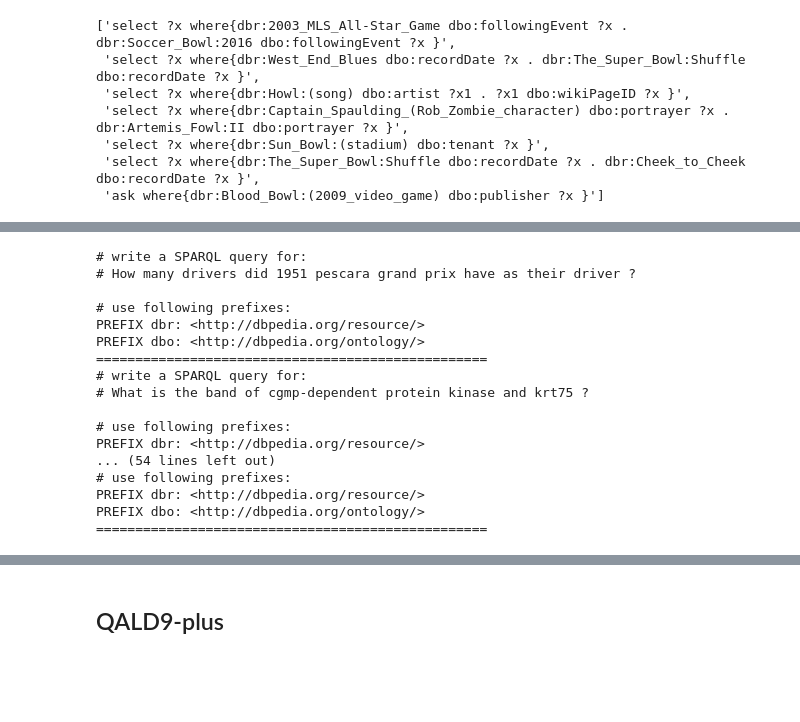
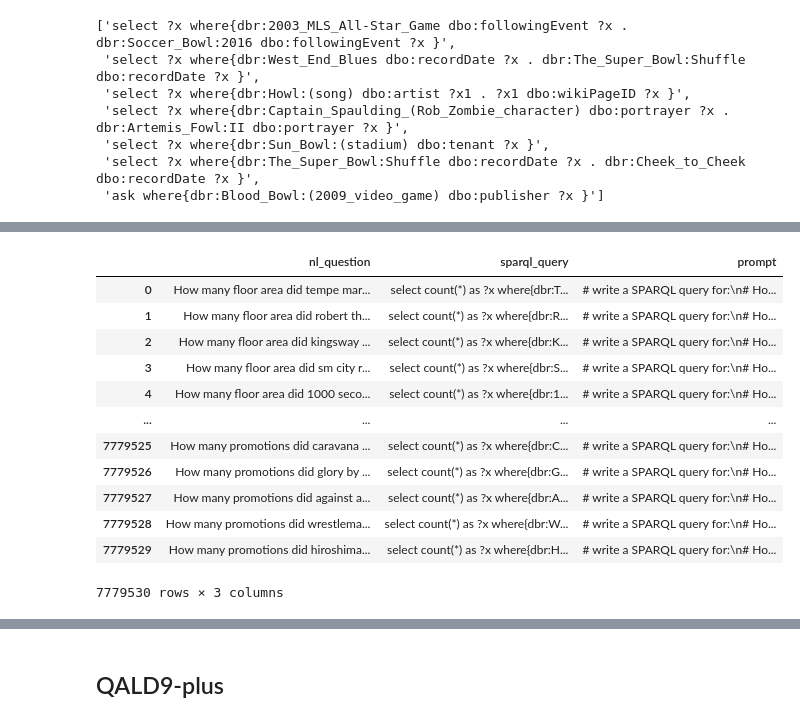
Before and after one commit to mehrzadshm/neural-qa, a Jupyter notebook: gsoc/mehrzad/data-prep.ipynb, the cells around one changed output, grey strips where cells are left out. Drawn from its saved outputs; the diff is of its cells as text; code cells hidden in the pictures; blank space fills up the shorter version.

```diff
--- a/gsoc/mehrzad/data-prep.ipynb
+++ b/gsoc/mehrzad/data-prep.ipynb
@@ -263,21 +258,0 @@ df
-# %%
-for i, row in df.sample(n=10).iterrows():
-    print(row['prompt'], '\n'+'='*50)
-# %% [output]
-# write a SPARQL query for:
-# How many drivers did 1951 pescara grand prix have as their driver ?
-
-# use following prefixes:
-PREFIX dbr: <http://dbpedia.org/resource/>
-PREFIX dbo: <http://dbpedia.org/ontology/>
-==================================================
-# write a SPARQL query for:
-# What is the band of cgmp-dependent protein kinase and krt75 ?
-
-# use following prefixes:
-PREFIX dbr: <http://dbpedia.org/resource/>
-... (54 lines left out)
-# use following prefixes:
-PREFIX dbr: <http://dbpedia.org/resource/>
-PREFIX dbo: <http://dbpedia.org/ontology/>
-==================================================
@@ -284,3 +271,19 @@ PREFIX dbo: <http://dbpedia.org/ontology/>
+# %%
+df
+# %% [output]
+|  | nl_question | sparql_query | prompt |
+| 0 | How many floor area did tempe mar... | select count(*) as ?x where{dbr:T... | # write a SPARQL query for:\n# Ho... |
+| 1 | How many floor area did robert th... | select count(*) as ?x where{dbr:R... | # write a SPARQL query for:\n# Ho... |
+| 2 | How many floor area did kingsway ... | select count(*) as ?x where{dbr:K... | # write a SPARQL query for:\n# Ho... |
+| 3 | How many floor area did sm city r... | select count(*) as ?x where{dbr:S... | # write a SPARQL query for:\n# Ho... |
+| 4 | How many floor area did 1000 seco... | select count(*) as ?x where{dbr:1... | # write a SPARQL query for:\n# Ho... |
+| ... | ... | ... | ... |
+| 7779525 | How many promotions did caravana ... | select count(*) as ?x where{dbr:C... | # write a SPARQL query for:\n# Ho... |
+| 7779526 | How many promotions did glory by ... | select count(*) as ?x where{dbr:G... | # write a SPARQL query for:\n# Ho... |
+| 7779527 | How many promotions did against a... | select count(*) as ?x where{dbr:A... | # write a SPARQL query for:\n# Ho... |
+| 7779528 | How many promotions did wrestlema... | select count(*) as ?x where{dbr:W... | # write a SPARQL query for:\n# Ho... |
+| 7779529 | How many promotions did hiroshima... | select count(*) as ?x where{dbr:H... | # write a SPARQL query for:\n# Ho... |
+7779530 rows × 3 columns
 # %%
 df = pd.DataFrame({
     'prompt': df['prompt'].to_list(),
```
Also changed, not shown: parts of 12 cells of this notebook, 6 other files.
